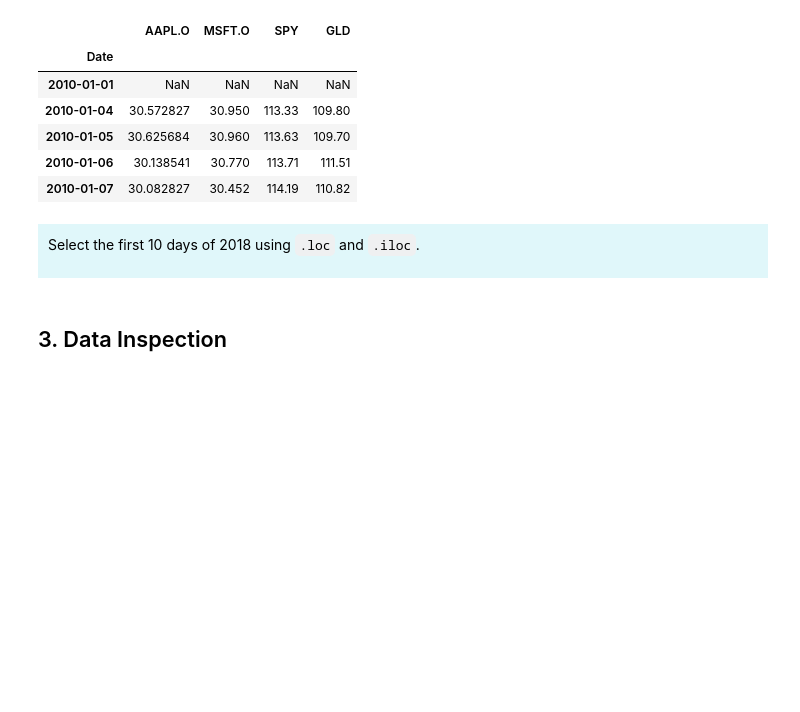
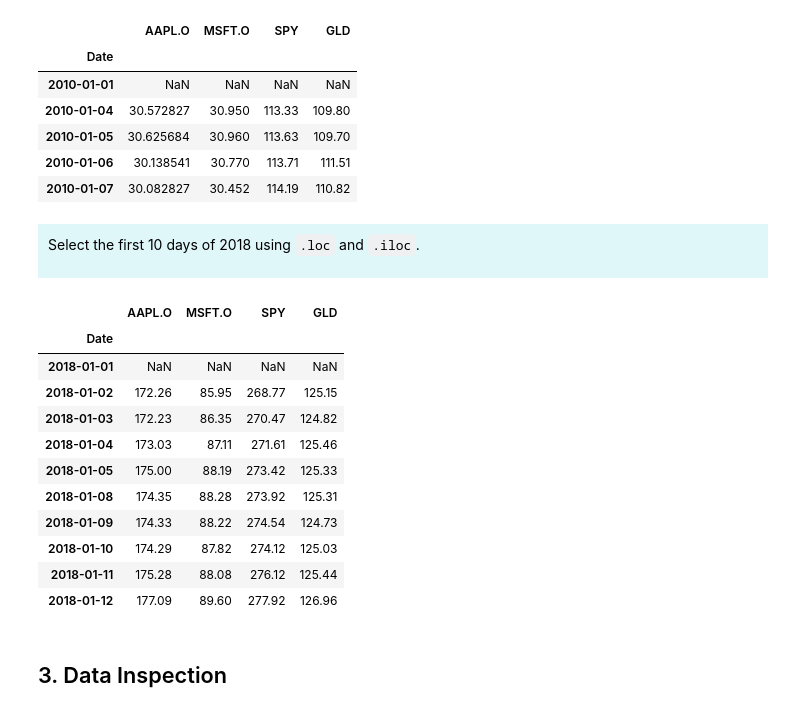
Before and after one commit to nachofga/finanzas-tecnologia-practicas, a Jupyter notebook: src/01_01_Descarga_y_descripción_de_activos_financieros.ipynb, the cells around one changed output. Saved outputs shown, nothing was run; the diff lists cells and outputs as text; code cells hidden in the pictures; blank space fills up the shorter version.

```diff
--- a/src/01_01_Descarga_y_descripción_de_activos_financieros.ipynb
+++ b/src/01_01_Descarga_y_descripción_de_activos_financieros.ipynb
@@ -604,6 +604,21 @@ data.iloc[:5]
 Select the first 10 days of 2018 using `.loc` and `.iloc`.
 
 </div>
+# %%
+data.loc['2018'].iloc[:10]
+# %% [output]
+|  | AAPL.O | MSFT.O | SPY | GLD |
+| Date |  |  |  |  |
+| 2018-01-01 | NaN | NaN | NaN | NaN |
+| 2018-01-02 | 172.26 | 85.95 | 268.77 | 125.15 |
+| 2018-01-03 | 172.23 | 86.35 | 270.47 | 124.82 |
+| 2018-01-04 | 173.03 | 87.11 | 271.61 | 125.46 |
+| 2018-01-05 | 175.00 | 88.19 | 273.42 | 125.33 |
+| 2018-01-08 | 174.35 | 88.28 | 273.92 | 125.31 |
+| 2018-01-09 | 174.33 | 88.22 | 274.54 | 124.73 |
+| 2018-01-10 | 174.29 | 87.82 | 274.12 | 125.03 |
+| 2018-01-11 | 175.28 | 88.08 | 276.12 | 125.44 |
+| 2018-01-12 | 177.09 | 89.60 | 277.92 | 126.96 |
 # %% [markdown]
 ## 3. Data Inspection
 # %%
```
Also changed, not shown: parts of 27 cells of this notebook, 1 other file.
